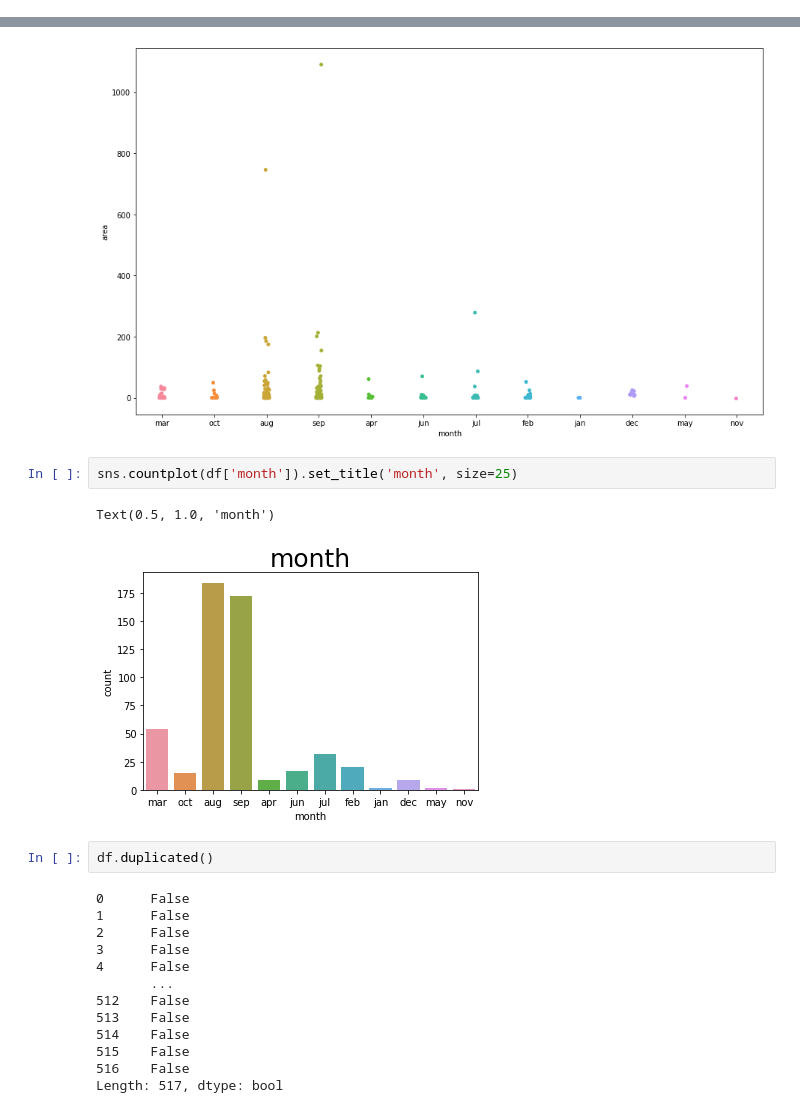
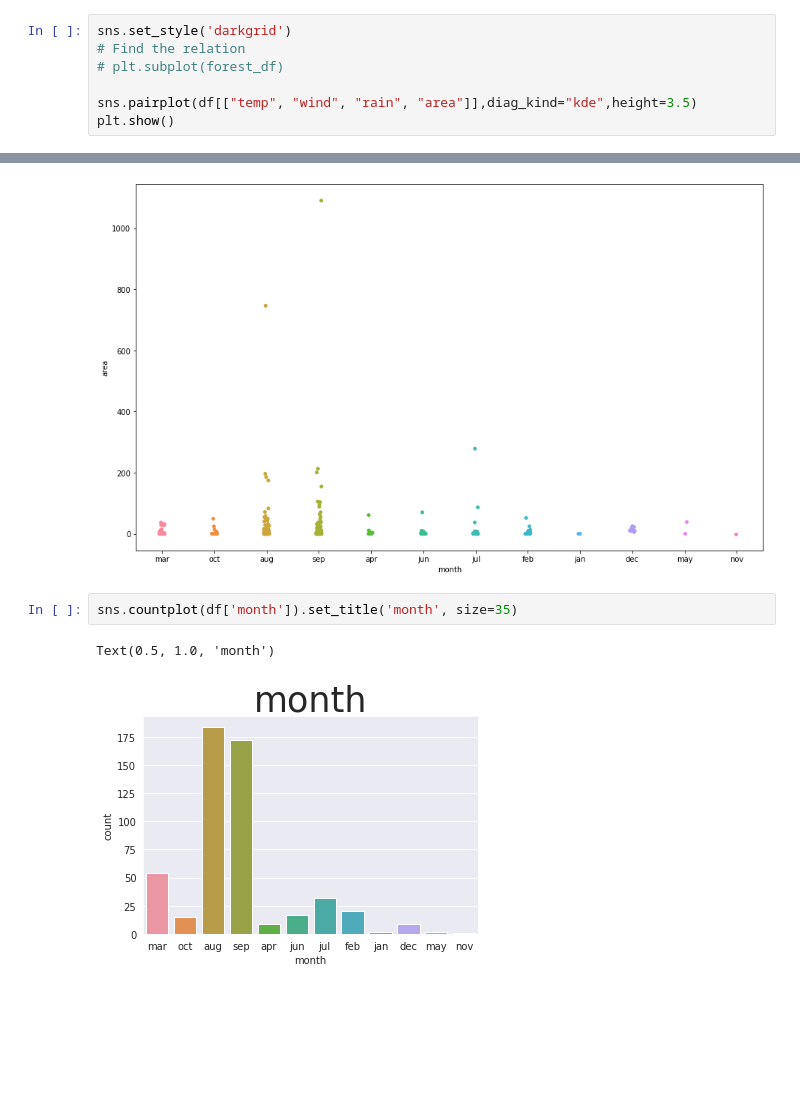
Before and after one commit to masp42/integrate_CA, a Jupyter notebook: Marcelo_Pugliesi_Marina_AI_DV_DP_ICA.ipynb, the cells around one changed output, grey strips where cells are left out. Drawn from its saved outputs; the diff is of its cells as text; blank space fills up the shorter version.

```diff
--- a/Marcelo_Pugliesi_Marina_AI_DV_DP_ICA.ipynb
+++ b/Marcelo_Pugliesi_Marina_AI_DV_DP_ICA.ipynb
@@ -111,0 +114,7 @@ df.describe(include=['O'])
+# %%
+sns.set_style('darkgrid')
+# Find the relation
+# plt.subplot(forest_df)
+
+sns.pairplot(df[["temp", "wind", "rain", "area"]],diag_kind="kde",height=3.5)
+plt.show()
@@ -122,22 +194,7 @@ sns.stripplot(x="month", y="area", data=df, jitter=0.05)
 <matplotlib.axes._subplots.AxesSubplot at 0x...>
 [figure]
 # %%
-sns.countplot(df['month']).set_title('month', size=25)
+sns.countplot(df['month']).set_title('month', size=35)
 # %% [output]
 Text(0.5, 1.0, 'month')
-[figure, old version]
+[figure, new version]
-# %%
-df.duplicated()
-# %% [output]
-0      False
-1      False
-2      False
-3      False
-4      False
-       ...
-512    False
-513    False
-514    False
-515    False
-516    False
-Length: 517, dtype: bool
```
Also changed, not shown: parts of 17 cells of this notebook.
